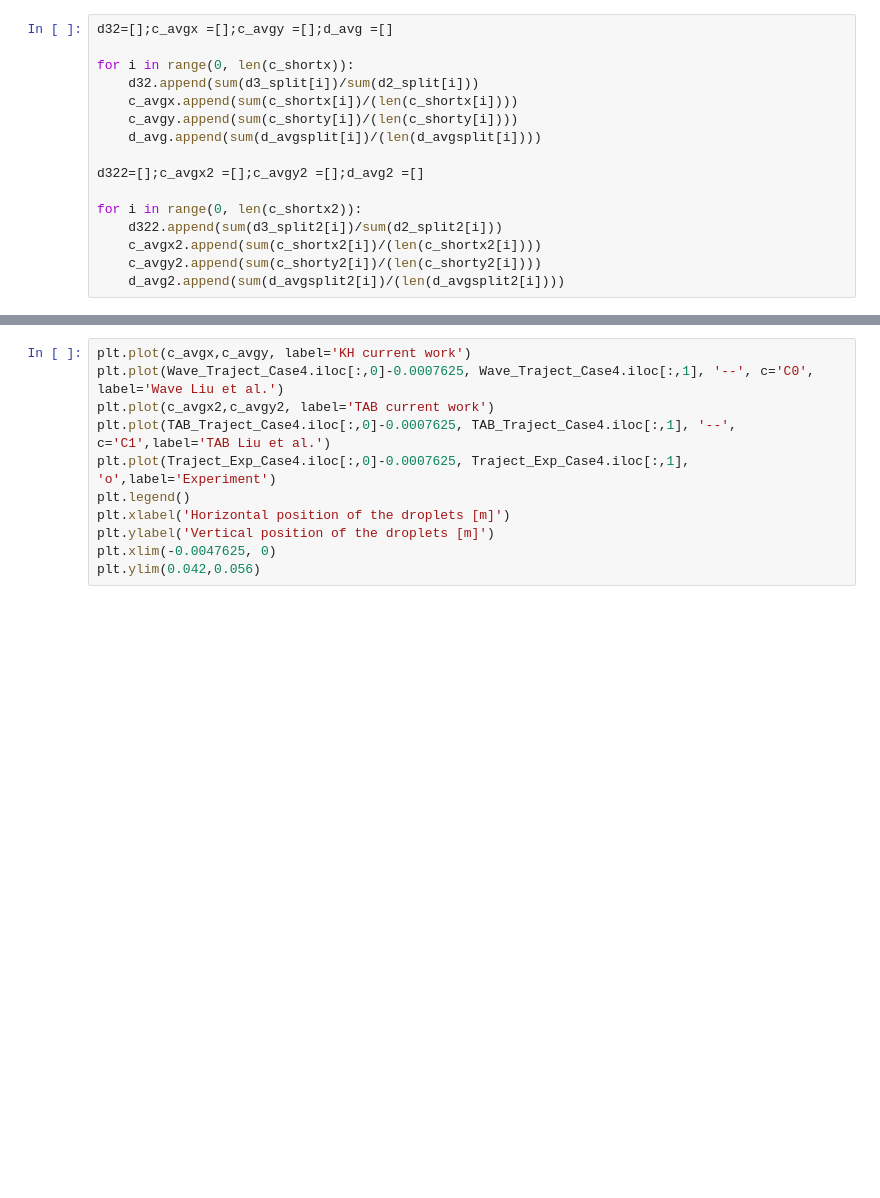
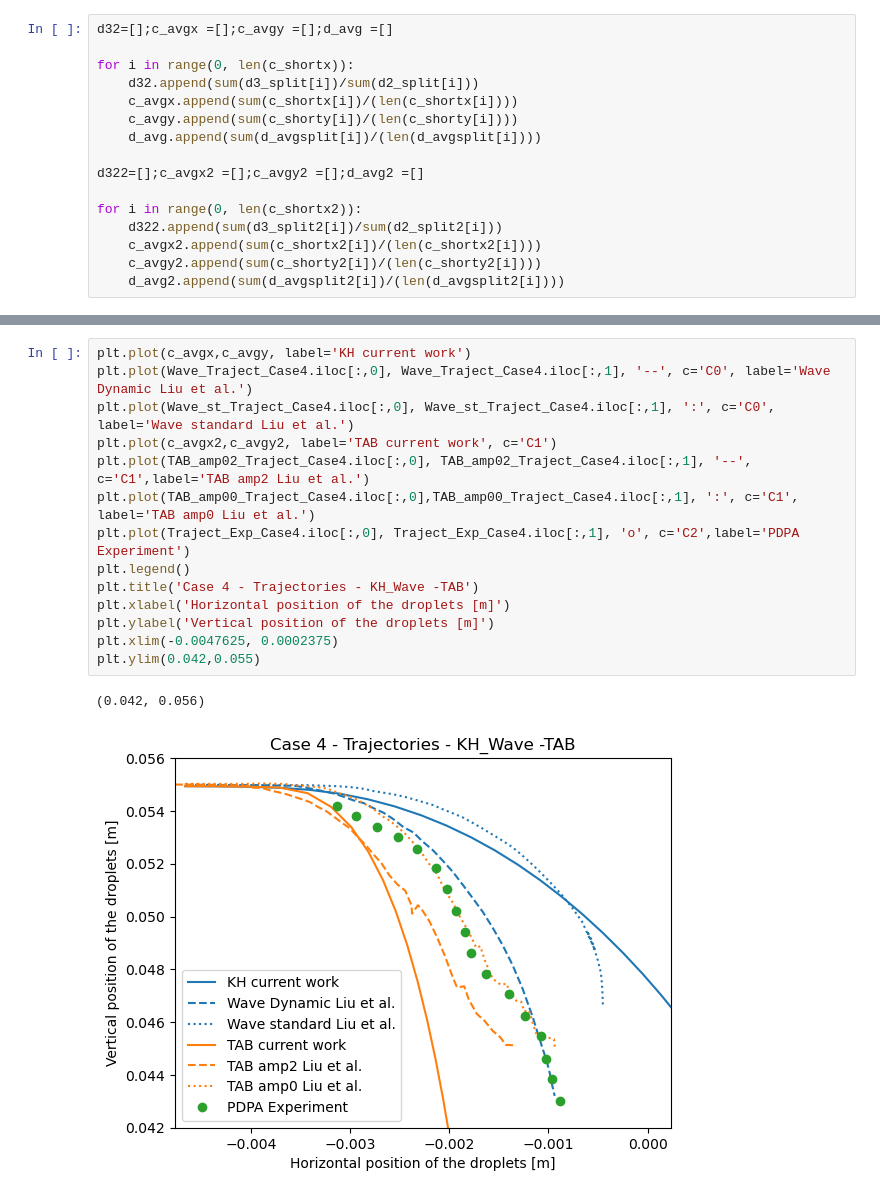
Before and after one commit to hamedeo/gasAtomizer, a Jupyter notebook: run/secondary_breakup/secondaryBreakupBenz/BenzResults/Comparison.ipynb, the cells around one changed output, grey strips where cells are left out. Cells and saved outputs as stored; diff of their text form; blank space fills up the shorter version.

```diff
--- a/run/secondary_breakup/secondaryBreakupBenz/BenzResults/Comparison.ipynb
+++ b/run/secondary_breakup/secondaryBreakupBenz/BenzResults/Comparison.ipynb
@@ -209,11 +215,17 @@ SyntaxError: closing parenthesis ')' does not match opening parenthesis '[' (315
 # %%
 plt.plot(c_avgx,c_avgy, label='KH current work')
-plt.plot(Wave_Traject_Case4.iloc[:,0]-0.0007625, Wave_Traject_Case4.iloc[:,1], '--', c='C0', label='Wave Liu et al.')
-plt.plot(c_avgx2,c_avgy2, label='TAB current work')
-plt.plot(TAB_Traject_Case4.iloc[:,0]-0.0007625, TAB_Traject_Case4.iloc[:,1], '--', c='C1',label='TAB Liu et al.')
-plt.plot(Traject_Exp_Case4.iloc[:,0]-0.0007625, Traject_Exp_Case4.iloc[:,1], 'o',label='Experiment')
+plt.plot(Wave_Traject_Case4.iloc[:,0], Wave_Traject_Case4.iloc[:,1], '--', c='C0', label='Wave Dynamic Liu et al.')
+plt.plot(Wave_st_Traject_Case4.iloc[:,0], Wave_st_Traject_Case4.iloc[:,1], ':', c='C0', label='Wave standard Liu et al.')
+plt.plot(c_avgx2,c_avgy2, label='TAB current work', c='C1')
+plt.plot(TAB_amp02_Traject_Case4.iloc[:,0], TAB_amp02_Traject_Case4.iloc[:,1], '--', c='C1',label='TAB amp2 Liu et al.')
+plt.plot(TAB_amp00_Traject_Case4.iloc[:,0],TAB_amp00_Traject_Case4.iloc[:,1], ':', c='C1', label='TAB amp0 Liu et al.')
+plt.plot(Traject_Exp_Case4.iloc[:,0], Traject_Exp_Case4.iloc[:,1], 'o', c='C2',label='PDPA Experiment')
 plt.legend()
+plt.title('Case 4 - Trajectories - KH_Wave -TAB')
 plt.xlabel('Horizontal position of the droplets [m]')
 plt.ylabel('Vertical position of the droplets [m]')
-plt.xlim(-0.0047625, 0)
-plt.ylim(0.042,0.056)
+plt.xlim(-0.0047625, 0.0002375)
+plt.ylim(0.042,0.055)
+# %% [output]
+(0.042, 0.056)
+[figure, added]
```
Also changed, not shown: parts of 7 cells of this notebook, 17 other files.
